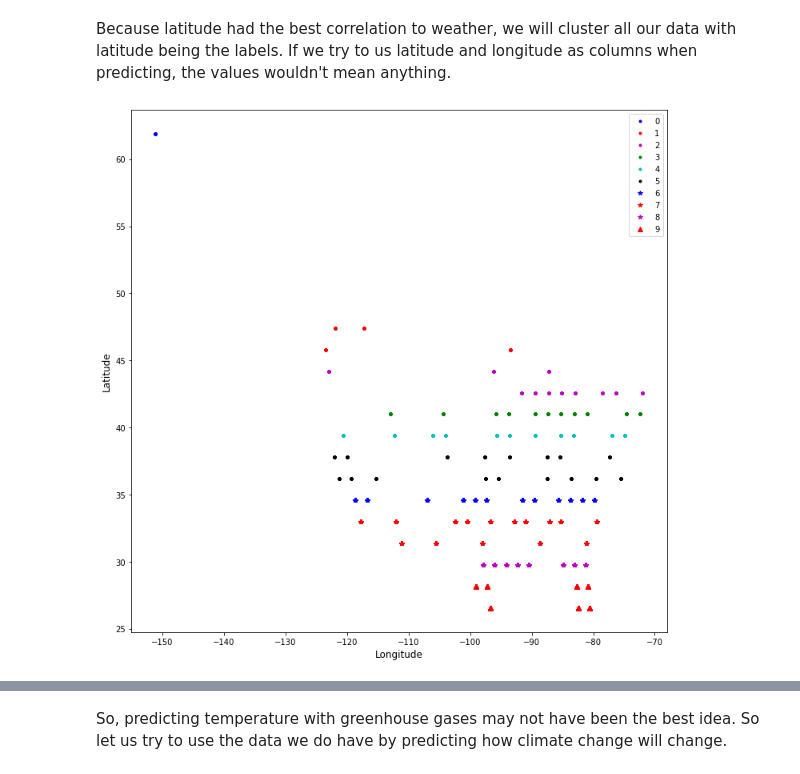
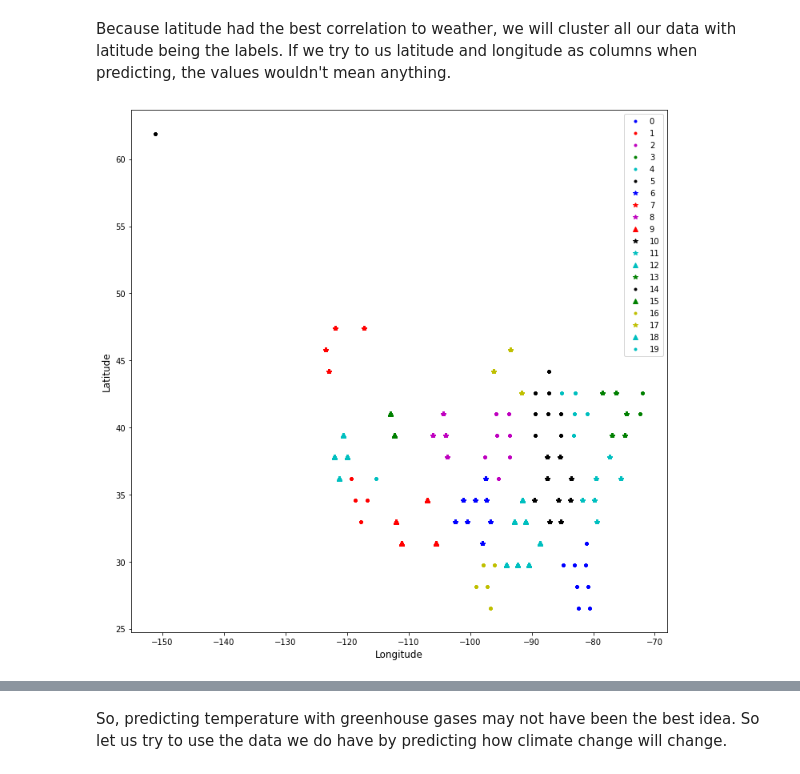
Before and after one commit to Scare983/ClimateChangeMLSimulation, a Jupyter notebook: Analysis.ipynb, the cells around one changed output, grey strips where cells are left out. Drawn from its saved outputs; the diff is of its cells as text; code cells hidden in the pictures.

```diff
--- a/Analysis.ipynb
+++ b/Analysis.ipynb
@@ -213,9 +218,11 @@ class DateMod():
     dataName = None
     colVa1 = None
     def __init__(self, df, colValName, name):
+
         if "month" in df.keys():
             self.month_to_days(df,colValName)
         elif 'year' in df.keys():
+
             self.year_to_days(df,colValName)
         self.dataName = name
         self.colVal = colValName
@@ -238,11 +245,14 @@ class DateMod():
                     date += dt.timedelta(days=1)
         df = pd.DataFrame(dateVals, index=dateObjs, columns=[colValName])
         df.index = pd.to_datetime(df.index)
+
         self.dayDataFrame = df
         self.yearDataFrame = pd.DataFrame(df[colValName].resample('Y').sum(), columns=[colValName])
         self.monthDataFrame = pd.DataFrame(df[colValName].resample('M').sum(), columns=[colValName])
+        self.monthDataFrame[colValName] = self.monthDataFrame[colValName].cumsum()
         self.weekDataFrame = pd.DataFrame(df[colValName].resample('W').sum(), columns=[colValName])
     def month_to_days(self, df, colValName):
+
         dateObjs = []
         dateVals = []
         if int(df.year[0]) > 1960:
@@ -271,21 +281,23 @@ class DateMod():
         # TODO HERE:  add dates after the end date of the given df to equal 2019.... maybe..
         df = pd.DataFrame(dateVals, index=dateObjs, columns=[colValName])
         Y = regrade_lin([x for x in range(len(df[colValName].values.tolist()))],df[colValName].values.tolist())
+        seti = 0
         for val in Y:
             if val > 0:
                 try:
                     foo = 1/val
                 except ZeroDivisionError:
                     continue
-                set = val
+                seti = val
                 break
         for i, v in enumerate(Y):
             if v < 0.0000001 or v == 0:
-                Y[i] = set
-        df[colValName] = Y
+                Y[i] = seti
+        df[colValName] = np.array(Y)
         self.dayDataFrame = df
         self.yearDataFrame = pd.DataFrame(df[colValName].resample('Y').sum(), columns=[colValName])
         self.monthDataFrame = pd.DataFrame(df[colValName].resample('M').sum(), columns=[colValName])
+        self.monthDataFrame[colValName] = self.monthDataFrame[colValName].cumsum()
         self.weekDataFrame = pd.DataFrame(df[colValName].resample('W').sum(), columns=[colValName])
 
     def graphMonths(self, name):
@@ -540,57 +572,41 @@ Because latitude had the best correlation to weather, we will cluster all our da
 # %%
 #from geohash2 import encode
 #for df in arrayOfDataToTrain:
 #    for index, row in df.iterrows():
 #        print(encode(row['Latitude'],row['Longitude'], precision=2))
 
 #datafile = cbook.get_sample_data('E:\OneDrive - University of Georgia\Data Science\project\usa.jpg')
 #img = imread("E:/OneDrive - University of Georgia/Data Science/project/usa.jpg")
 
 from sklearn.cluster import KMeans
-id_n= 10
+id_n= 20
 j = 0
 for df in arrayOfDataToTrain:
     X = df.loc[:, ['Longitude', 'Latitude']]
+    #kmeans = KMeans(n_clusters=id_n, random_state=0).fit(np.array(X.loc[:,'Latitude'].to_list()).reshape(-1,1))
+    # to kmeans by long and LAT and specify less neighbors.
+    kmeans = KMeans(n_clusters=id_n, random_state=0).fit(np.array(X.loc[:,['Latitude', 'Longitude']]))
+    #kmeans = KMeans(n_clusters=id_n, random_state=0).fit(X)
+    ptsymb = np.array(['b.','r.','m.','g.','c.','k.','b*','r*','m*','r^', 'k*', 'c*', 'c^', 'g*', 'k.', 'g^', 'y.', 'y*','c^', 'c.'])
+    myArray = np.zeros(len(kmeans.labels_))
 
-    kmeans = KMeans(n_clusters=id_n, random_state=0).fit(np.array(X.loc[:,'Latitude'].to_list()).reshape(-1,1))
-    #kmeans = KMeans(n_clusters=id_n, random_state=0).fit(X)
-    ptsymb = np.array(['b.','r.','m.','g.','c.','k.','b*','r*','m*','r^'])
-    myArray = np.zeros(len(kmeans.labels_))
-    for i in range(len(kmeans.labels_)):
-        if kmeans.labels_[i] == 0:
-            myArray[i] = 7
-        elif kmeans.labels_[i] == 1:
-            myArray[i] = 3
-        elif kmeans.labels_[i] == 2:
-            myArray[i] = 9
-        elif kmeans.labels_[i] == 3:
-            myArray[i] = 1
-        elif kmeans.labels_[i] == 4:
-            myArray[i] = 5
-        elif kmeans.labels_[i] == 5:
-            myArray[i] = 0
-        elif kmeans.labels_[i] == 6:
-            myArray[i] = 2
-        elif kmeans.labels_[i] == 7:
-            myArray[i] = 8
-        elif kmeans.labels_[i] == 8:
-            myArray[i] = 4
-        elif kmeans.labels_[i] == 9:
-            myArray[i] = 6
-    df['LongLat'] = myArray
-    id_label = myArray
+    df['LongLat'] = kmeans.labels_
+    id_label = kmeans.labels_
     if j == 0:
         plt.figure(figsize=(12,12))
         plt.ylabel('Latitude', fontsize=12)
         plt.xlabel('Longitude', fontsize=12)
+        from sklearn.externals import joblib
+        fName = './KMeansModel/KMeansModel.pkl'
+        joblib.dump(kmeans, open(fName, 'wb'))
         arrayOfClusters = []
         for i in range(id_n):
 
             cluster=np.where(id_label==i)[0]
             plt.plot(X.Longitude[cluster].values,X.Latitude[cluster].values ,ptsymb[i], label=i)
         plt.legend()
         plt.show()
     j+=1
 # %% [output]
-[figure, old version]
+[figure, new version]
 # %%
```
Also changed, not shown: parts of 28 cells of this notebook, 23 other files.
